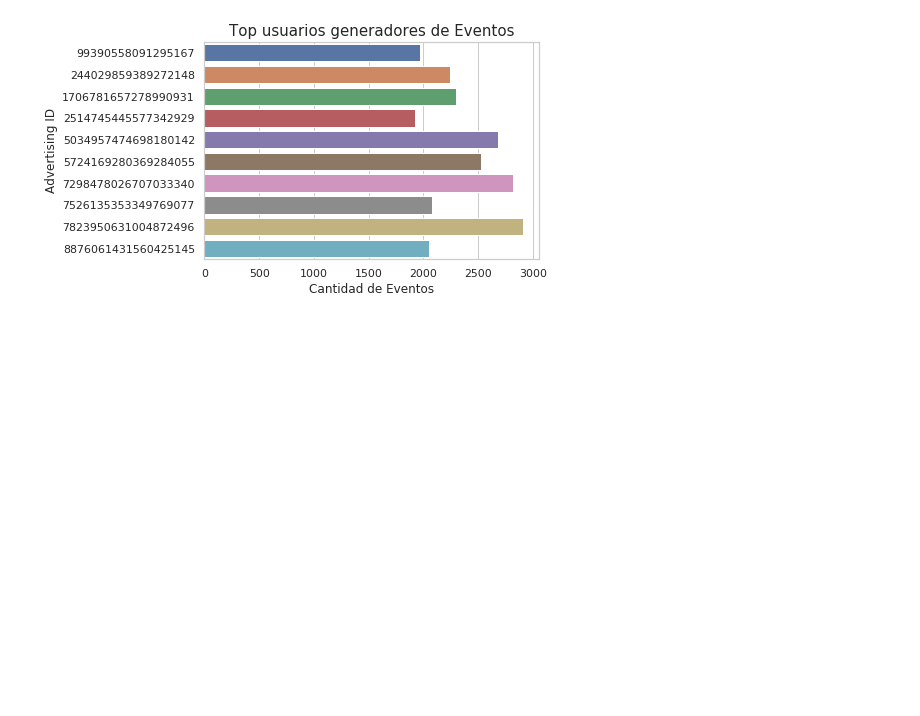
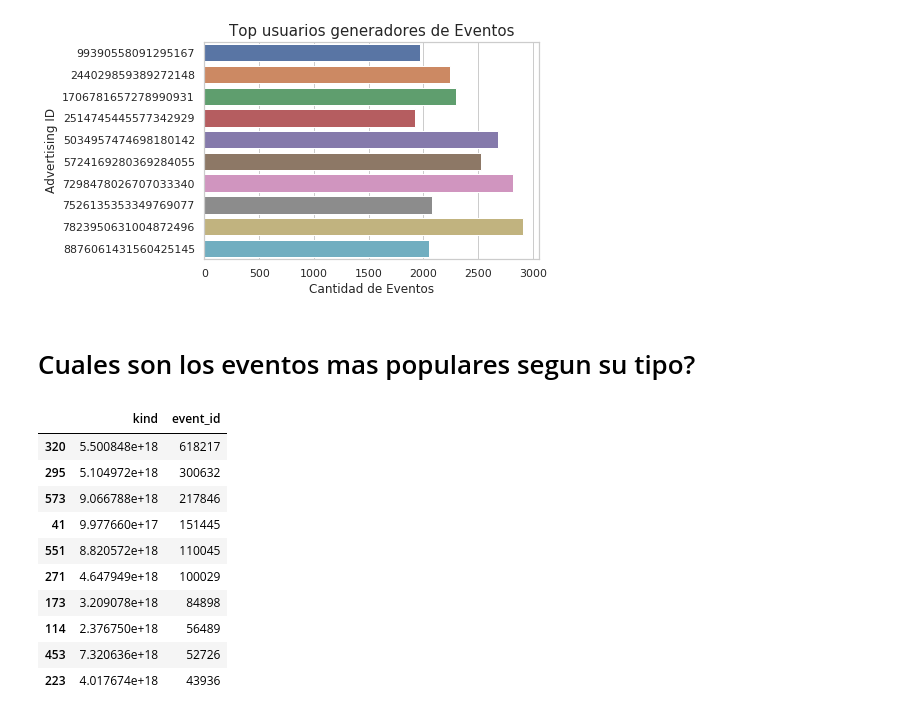
Before and after one commit to GastonMontes/75.06-Datos-Grupo22-TP1, a Jupyter notebook: temp/AnalisisTP1_events.ipynb, the cells around one changed output. Drawn from its saved outputs; the diff is of its cells as text; code cells hidden in the pictures; blank space fills up the shorter version.

```diff
--- a/temp/AnalisisTP1_events.ipynb
+++ b/temp/AnalisisTP1_events.ipynb
@@ -171,3 +171,20 @@ g.get_figure().set_size_inches(18.5, 10.5, forward=True)
 g.get_figure().savefig('img/top_users_gen_eve.png')
 # %% [output]
 [figure]
+# %% [markdown]
+# Cuales son los eventos mas populares segun su tipo?
+# %%
+top_events_kind = events.groupby('kind', as_index=False)['event_id'].count().sort_values(by='event_id', ascending=False)[:10]
+top_events_kind
+# %% [output]
+|  | kind | event_id |
+| 320 | 5.500848e+18 | 618217 |
+| 295 | 5.104972e+18 | 300632 |
+| 573 | 9.066788e+18 | 217846 |
+| 41 | 9.977660e+17 | 151445 |
+| 551 | 8.820572e+18 | 110045 |
+| 271 | 4.647949e+18 | 100029 |
+| 173 | 3.209078e+18 | 84898 |
+| 114 | 2.376750e+18 | 56489 |
+| 453 | 7.320636e+18 | 52726 |
+| 223 | 4.017674e+18 | 43936 |
```
Also changed, not shown: parts of 4 cells of this notebook, 2 other files.
